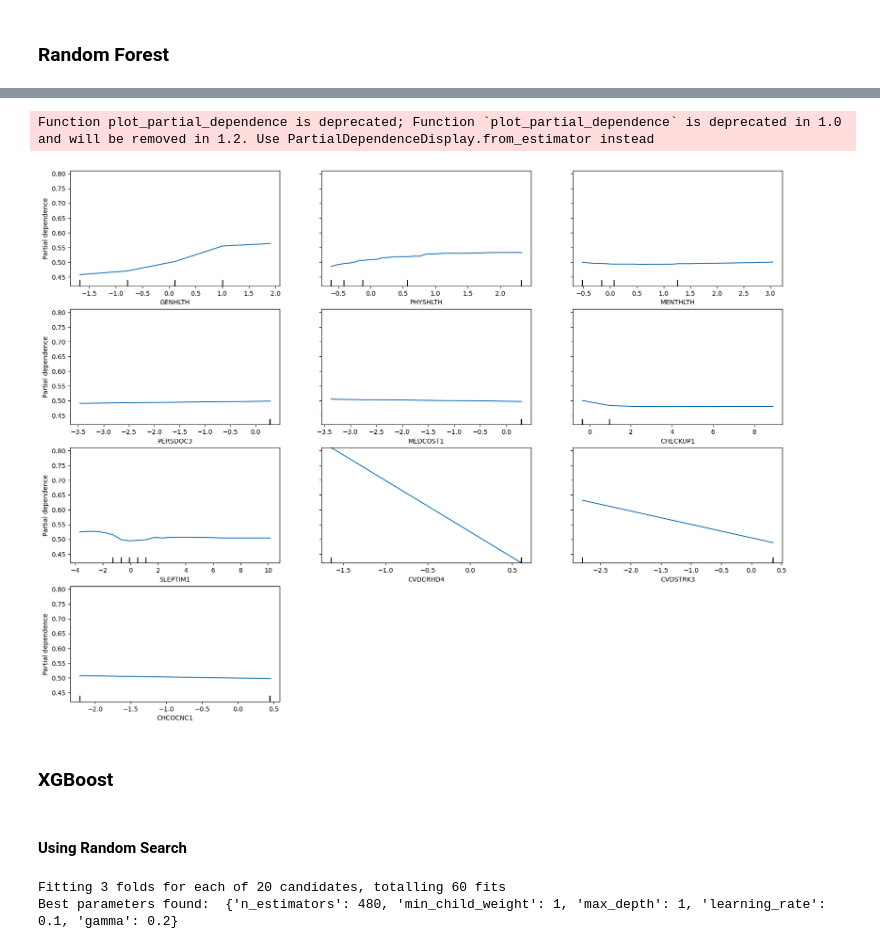
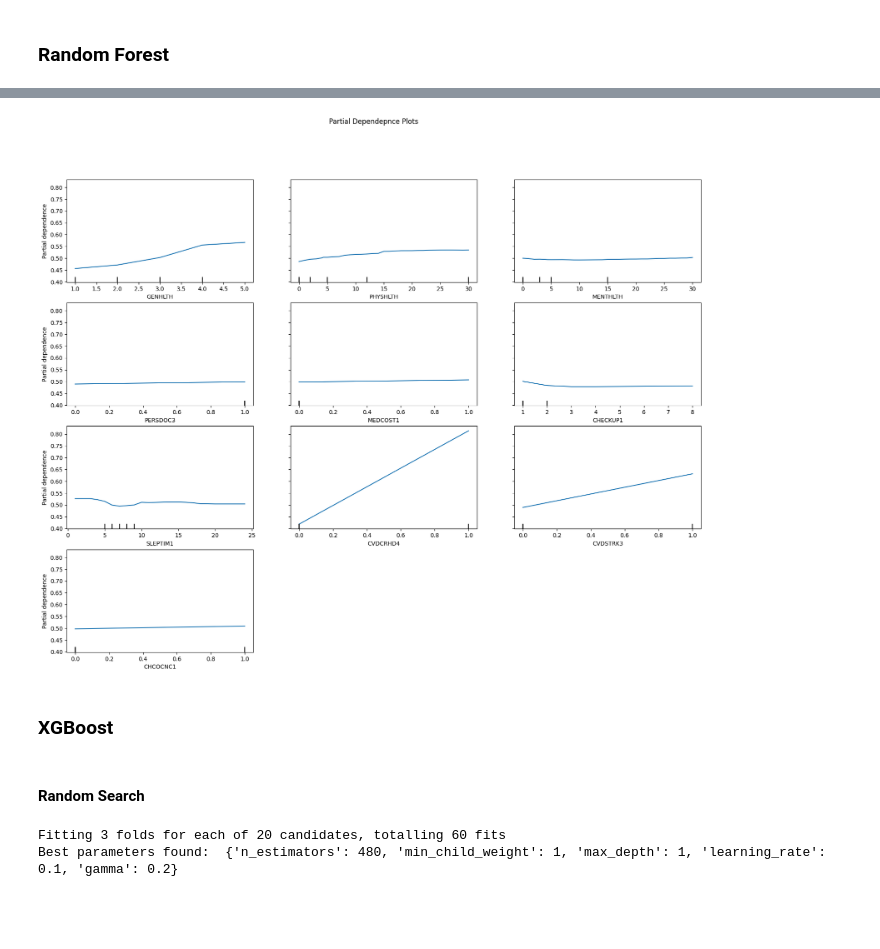
Before and after one commit to anuvrat-umich/siads_capstone, a Jupyter notebook: src/model.ipynb, the cells around one changed output, grey strips where cells are left out. Cells and saved outputs as stored; diff of their text form; code cells hidden in the pictures; blank space fills up the shorter version.

```diff
--- a/src/model.ipynb
+++ b/src/model.ipynb
@@ -411,7 +445,7 @@ random_grid = {
 clf_random_forest = RandomForestClassifier()
 # Random search of parameters, using 3 fold cross validation,
 # search across 100 different combinations, and use all available cores
-clf_random = RandomizedSearchCV(
+random_search_rf = RandomizedSearchCV(
     estimator=clf_random_forest,
     param_distributions=random_grid,
     n_iter=20,
@@ -421,30 +455,30 @@ clf_random = RandomizedSearchCV(
     n_jobs=-1,
 )
 # Fit the random search model
-clf_random.fit(X_train, y_train)
+random_search_rf.fit(X_train, y_train)
 
 # Print the best parameters
-print(clf_random.best_params_)
+print(random_search_rf.best_params_)
 # Print the best model
-print(clf_random.best_estimator_)
+print(random_search_rf.best_estimator_)
 # Print the best score
-print(clf_random.best_score_)
+print(random_search_rf.best_score_)
 # Print the best index
-print(clf_random.best_index_)
+print(random_search_rf.best_index_)
 # Print average score
-print(clf_random.cv_results_["mean_test_score"])
+print(random_search_rf.cv_results_["mean_test_score"])
 # Print the results
-print(clf_random.cv_results_)
+print(random_search_rf.cv_results_)
 # Print feature importance
 feature_importance = dict(
-    zip(X.columns, clf_random.best_estimator_.feature_importances_)
+    zip(X.columns, random_search_rf.best_estimator_.feature_importances_)
 )
 sorted_features = sorted(feature_importance.items(), key=lambda x: x[1], reverse=True)
 for feature in sorted_features:
     print(feature)
 
 # Predict the test set using the best model
-y_pred = clf_random.best_estimator_.predict(X_test)
+y_pred = random_search_rf.best_estimator_.predict(X_test)
 
 # Evaluate the model
 print(classification_report(y_test, y_pred))
@@ -455,7 +489,7 @@ print("Precision:", precision_score(y_test, y_pred))
 print("Recall:", recall_score(y_test, y_pred))
 
 # ROC curve
-y_pred_prob = clf_random.best_estimator_.predict_proba(X_test)[:, 1]
+y_pred_prob = random_search_rf.best_estimator_.predict_proba(X_test)[:, 1]
 fpr, tpr, thresholds = roc_curve(y_test, y_pred_prob)
 plt.plot([0, 1], [0, 1], "k--")
 plt.plot(fpr, tpr)
@@ -599,20 +621,26 @@ shap.summary_plot(shap_values, X_test, feature_names=X.columns, plot_type="bar")
 # %%
 # Partial dependence plot
-from sklearn.inspection import plot_partial_dependence
-
 # Set figure size
 fig, ax = plt.subplots(1, 1, figsize=(20, 15))
 
-# Plot partial dependence on figure
-plot_partial_dependence(clf_random.best_estimator_, X_train, features=[0, 1, 2, 3, 4, 5, 6, 7, 8, 9], feature_names=X.columns, grid_resolution=50, ax=ax)
+# Plot partial dependence on figure using the updated method
+PartialDependenceDisplay.from_estimator(
+    estimator=random_search_rf.best_estimator_,
+    X=X_train,
+    features=[0, 1, 2, 3, 4, 5, 6, 7, 8, 9, 10, 11],
+    feature_names=X.columns,
+    grid_resolution=50,
+    ax=ax,
+)
+
+plt.suptitle("Partial Dependepnce Plots")
 plt.show()
 # %% [output]
-Function plot_partial_dependence is deprecated; Function `plot_partial_dependence` is deprecated in 1.0 and will be removed in 1.2. Use PartialDependenceDisplay.from_estimator instead
-[figure, old version]
+[figure, new version]
 # %% [markdown]
 ### XGBoost
 # %% [markdown]
-#### Using Random Search
+#### Random Search
 # %%
 # Create an XGBClassifier using the best parameters from the random search
 # Number of trees in random forest
```
Also changed, not shown: parts of 60 cells of this notebook, 2 other files.
